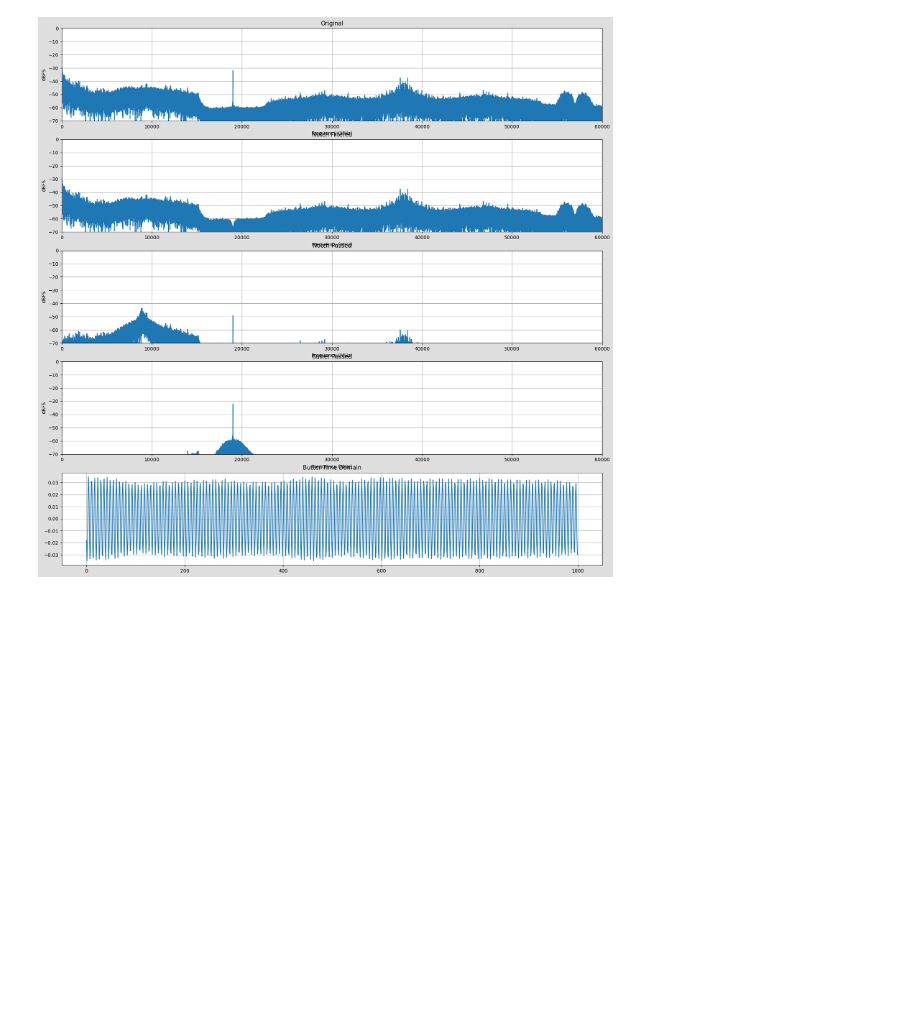
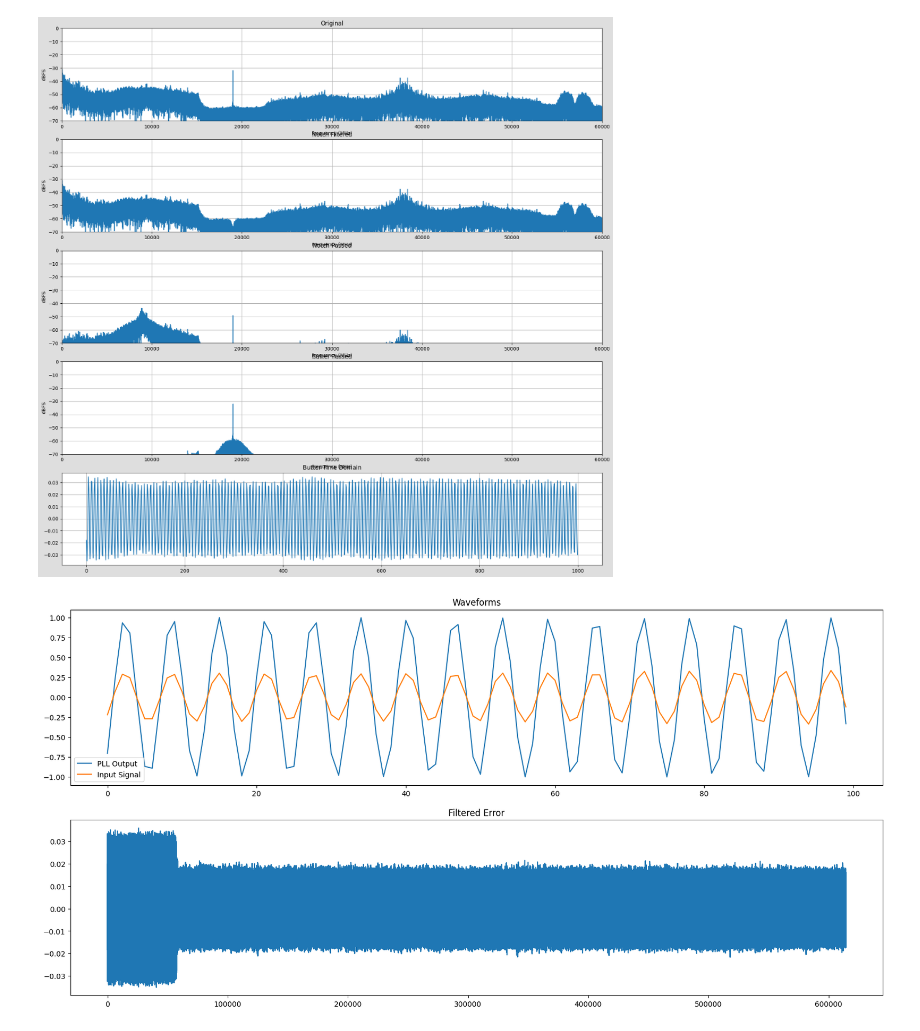
Before and after one commit to stevester94/notebooks, a Jupyter notebook: Saved FM Analysis.ipynb, the cells around one changed output. Drawn from its saved outputs; the diff is of its cells as text; code cells hidden in the pictures; blank space fills up the shorter version.

```diff
--- a/Saved FM Analysis.ipynb
+++ b/Saved FM Analysis.ipynb
@@ -293,0 +328,25 @@ plt.show()
+# %%
+# Create a Figure
+fig = plt.figure()
+fig.set_figheight(20)
+fig.set_figwidth(20)
+
+# Set up Axes
+ax1 = fig.add_subplot(411)
+nPlot = 100
+ax1.plot(cos_out[290000:290000+nPlot], label='PLL Output')
+plt.grid()
+ax1.plot(butter_passed[290000:290000+nPlot]*10, label='Input Signal')
+plt.legend()
+ax1.set_title('Waveforms')
+
+# Show the plot
+#plt.show()
+
+ax2 = fig.add_subplot(412)
+ax2.plot( e_D )
+plt.grid()
+ax2.set_title('Filtered Error')
+plt.show()
+# %% [output]
+[figure, added]
```
Also changed, not shown: parts of 2 cells of this notebook, 1 other file.
